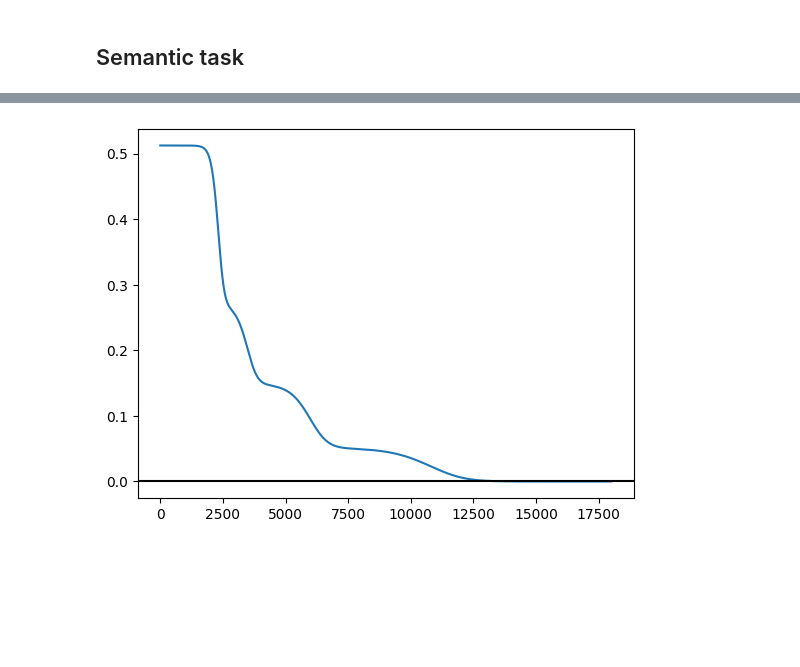
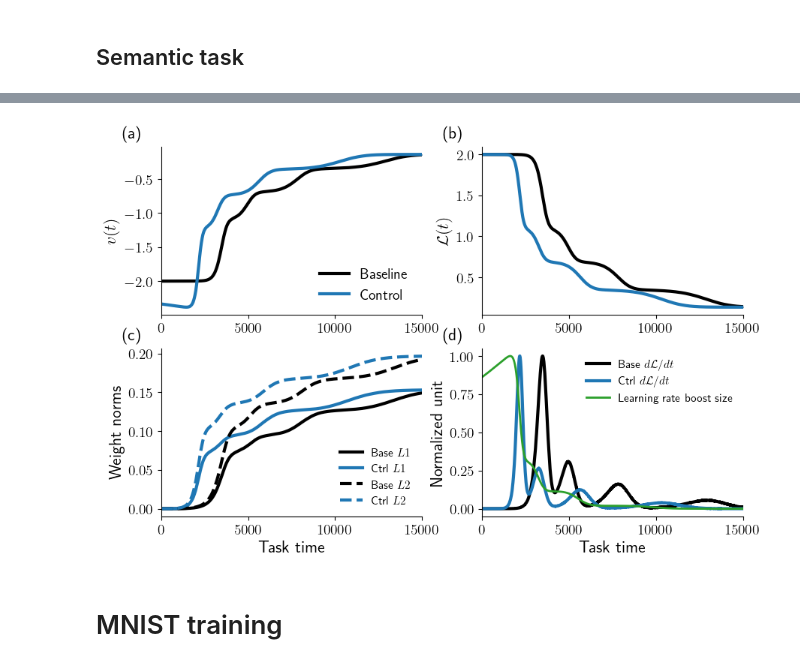
Before and after one commit to rodrigcd/neuromod, a Jupyter notebook: notebooks/optimal_learning_rate.ipynb, the cells around one changed output, grey strips where cells are left out. Drawn from its saved outputs; the diff is of its cells as text; code cells hidden in the pictures; blank space fills up the shorter version.

Commit message:
reformating plots almost done

```diff
--- a/notebooks/optimal_learning_rate.ipynb
+++ b/notebooks/optimal_learning_rate.ipynb
@@ -6,9 +6,12 @@ import matplotlib.pyplot as plt
 import glob
 import pandas as pd
 from metamod.utils import ResultsManager
+from metamod.utils import learning_rate_plot
+plt.rcParams['text.usetex'] = True
 # %% [markdown]
 ## Semantic task
 # %%
-results_path = "../results/learning_learning_rate/run_id_*_Semantic_*"
+results_path = "../results/large_cost_learning_rate/run_id_*_Semantic_*"
+# results_path = "../results/corrected_learning_rate/run_id_*_MNIST_*"
 path_list = glob.glob(results_path)
 # %%
@@ -37,8 +38,19 @@ plt.show()
 # %%
 optimal_learning_rate = results.results["control_signal"].detach().cpu().numpy()
 # %%
-plt.plot(optimal_learning_rate)
-plt.axhline(y=0.0, c = "k")
-plt.show()
+# plt.plot(optimal_learning_rate)
+# plt.axhline(y=0.0, c = "k")
+# plt.show()
-# %% [output]
-[figure, removed]
+# %%
+results_list = [ResultsManager(path_i, verbose=False) for path_i in path_list]
+# %%
+f, ax = plt.subplots(2, 2, figsize=(10, 8/5*4))
+f.subplots_adjust(wspace=0.23)
+ax = ax.flatten()
+subplot_labels = np.array([["(a)", "(b)"], ["(c)", "(d)"]])
+subplot_labels = subplot_labels.flatten()
+ax = learning_rate_plot(results_list, ax=ax, fontsize=16, line_width=3, x_lim=(0, 15000), skip_xlabel=True, label_in_title=False, subplot_labels=subplot_labels)
+# %% [output]
+[figure, added]
+# %% [markdown]
+# MNIST training
```
Also changed, not shown: parts of 9 cells of this notebook, 6 other files.
